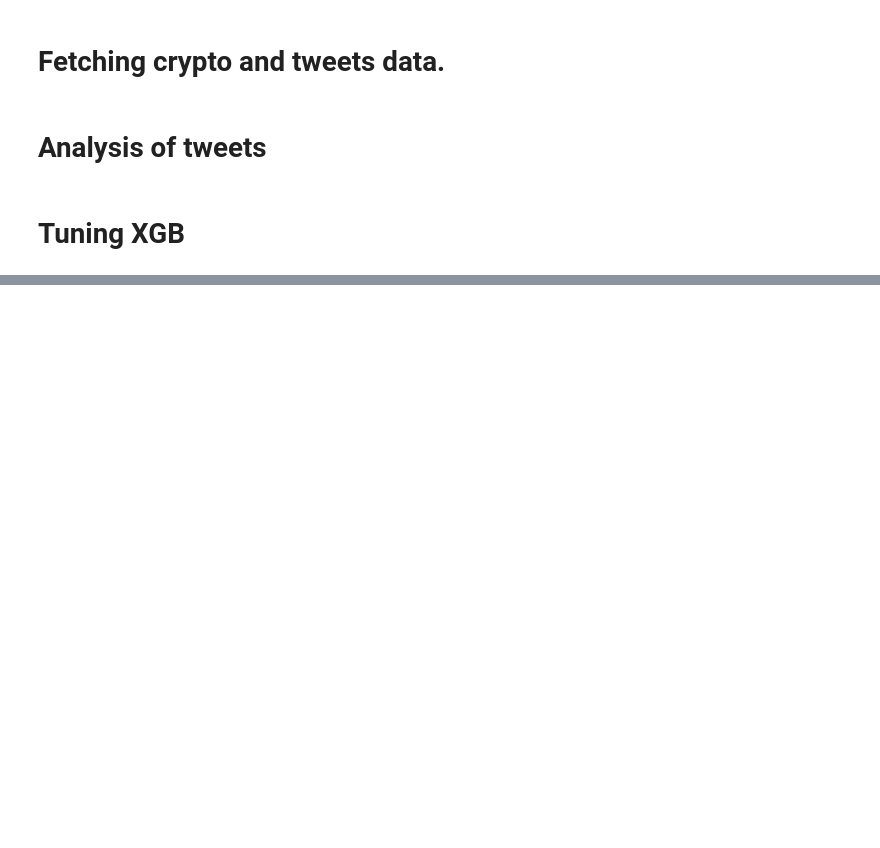
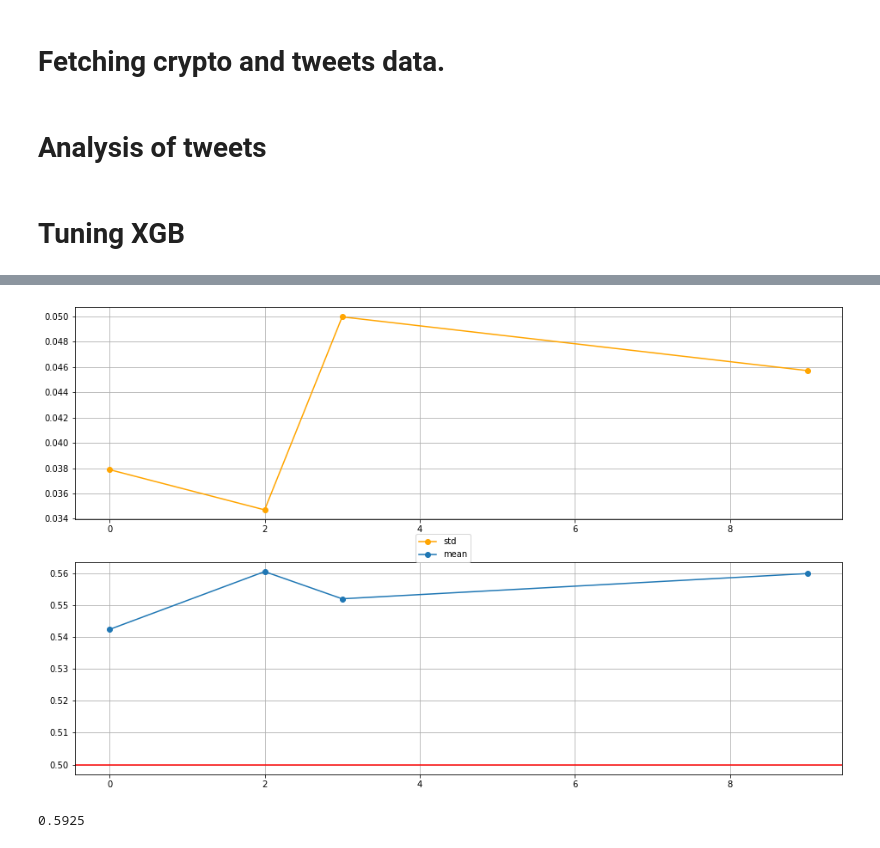
Before and after one commit to Mierva/ElonsCryptoEffect, a Jupyter notebook: main.ipynb, the cells around one changed output, grey strips where cells are left out. Saved outputs shown, nothing was run; the diff lists cells and outputs as text; code cells hidden in the pictures; blank space fills up the shorter version.

Commit message:
added features to data, other minor changes.

```diff
--- a/main.ipynb
+++ b/main.ipynb
@@ -213,3 +136,0 @@ def add_trend_season(data, horizons, ignore_trend=False, ignore_season=False):
-# %%
-topics_btc["tomorrow"] = topics_btc["close"].shift(-1)
-topics_btc["target"] = (topics_btc["tomorrow"] > topics_btc["close"]).astype(int)
@@ -408,13 +162,0 @@ doge_df = doge_df.set_index('date')
-# %%
-from sklearn.preprocessing import MinMaxScaler
-
-
-
-plt.figure(figsize=(20,10))
-
-for crypto, name in zip([topics_btc, eth_df, doge_df], ['btc','eth','doge']):
-    scaler = MinMaxScaler()
-    data = scaler.fit_transform(crypto['close'].values.reshape(-1, 1))
-    plt.plot(data, label=name)
-
-plt.legend()
@@ -451,0 +291,29 @@ plt.legend()
+# %%
+def select_best_models(tuner, std_error=0.05, mean_error=0.5):
+    mask_mean_test = tuner.cv_results_['mean_test_score'] >= mean_error
+    mask_mean_std  = tuner.cv_results_['std_test_score'] <= std_error
+
+    combined_mask = np.logical_and(mask_mean_test, mask_mean_std)
+    filtered_params = pd.DataFrame(tuner.cv_results_)
+    filtered_params = filtered_params[combined_mask]
+
+    return filtered_params
+
+def show_diagnostics(tuner):
+    fig,(ax1, ax2) = plt.subplots(2)
+    fig.set_figwidth(16)
+    fig.set_figheight(10)
+
+    ax2.plot(tuner['mean_test_score'], label='mean', marker='o')
+    ax2.axhline(0.5, color='red')
+    ax1.plot(tuner['std_test_score'], label='std', color='orange', marker='o')
+    fig.legend(loc='center')
+    ax1.grid()
+    ax2.grid()
+    plt.show()
+
+
+best_models = select_best_models(class_cv, std_error=0.9, mean_error=0.54)
+show_diagnostics(best_models)
+# %% [output]
+[figure, added]
@@ -451,0 +396,7 @@ plt.legend()
+# %%
+best_model = XGBClassifier()
+best_model.load_model('Models/CRYPTOmodels/xgbc_1694187252.json')
+A = pd.DataFrame(data=zip(best_model.feature_names_in_, best_model.feature_importances_), columns=['feature','importance'])
+balanced_accuracy_score(data['target'].iloc[-90:], best_model.predict(data[predictors].iloc[-90:]))
+# %% [output]
+0.5925
```
Also changed, not shown: parts of 48 cells of this notebook, 6 other files.
